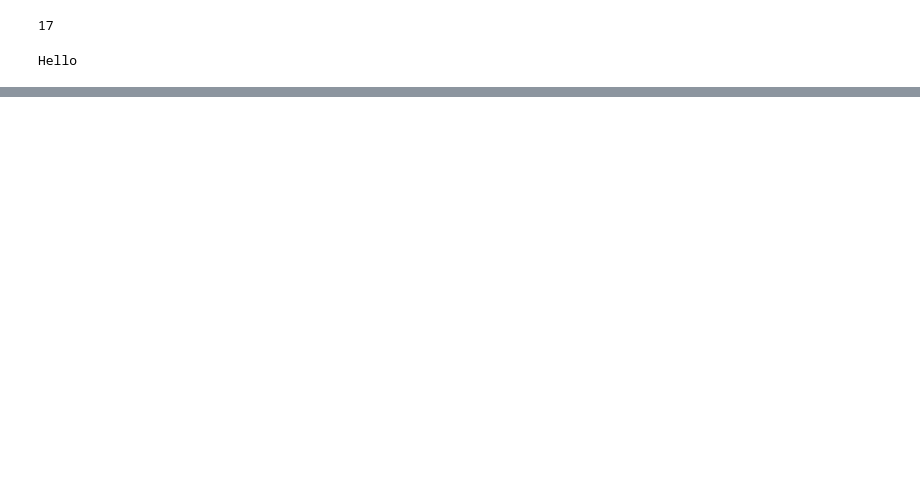
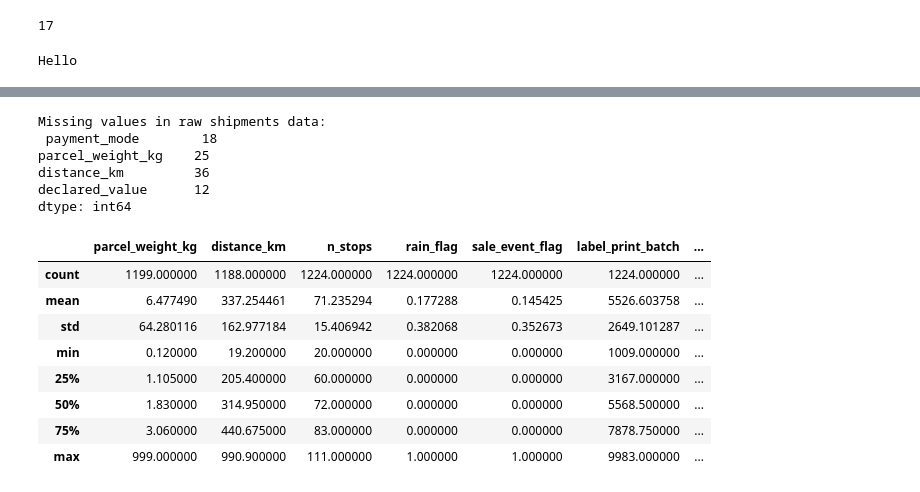
Before and after one commit to RishikeshPalkar/Masai_CapStone_Project_DelhiveryPipeline, a Jupyter notebook: dataChecks.ipynb, the cells around one changed output, grey strips where cells are left out. Saved outputs shown, nothing was run; the diff lists cells and outputs as text; code cells hidden in the pictures; blank space fills up the shorter version.

```diff
--- a/dataChecks.ipynb
+++ b/dataChecks.ipynb
@@ -26,0 +51,22 @@ Hello
+# %%
+missing_values = raw.isnull().sum()
+print("Missing values in raw shipments data:\n", missing_values[missing_values > 0])
+# %% [output]
+Missing values in raw shipments data:
+ payment_mode        18
+parcel_weight_kg    25
+distance_km         36
+declared_value      12
+dtype: int64
+# %%
+raw.describe()
+# %% [output]
+|  | parcel_weight_kg | distance_km | n_stops | rain_flag | sale_event_flag | label_print_batch | ... |
+| count | 1199.000000 | 1188.000000 | 1224.000000 | 1224.000000 | 1224.000000 | 1224.000000 | ... |
+| mean | 6.477490 | 337.254461 | 71.235294 | 0.177288 | 0.145425 | 5526.603758 | ... |
+| std | 64.280116 | 162.977184 | 15.406942 | 0.382068 | 0.352673 | 2649.101287 | ... |
+| min | 0.120000 | 19.200000 | 20.000000 | 0.000000 | 0.000000 | 1009.000000 | ... |
+| 25% | 1.105000 | 205.400000 | 60.000000 | 0.000000 | 0.000000 | 3167.000000 | ... |
+| 50% | 1.830000 | 314.950000 | 72.000000 | 0.000000 | 0.000000 | 5568.500000 | ... |
+| 75% | 3.060000 | 440.675000 | 83.000000 | 0.000000 | 0.000000 | 7878.750000 | ... |
+| max | 999.000000 | 990.900000 | 111.000000 | 1.000000 | 1.000000 | 9983.000000 | ... |
```
Also changed, not shown: parts of 21 cells of this notebook, 1 other file.
